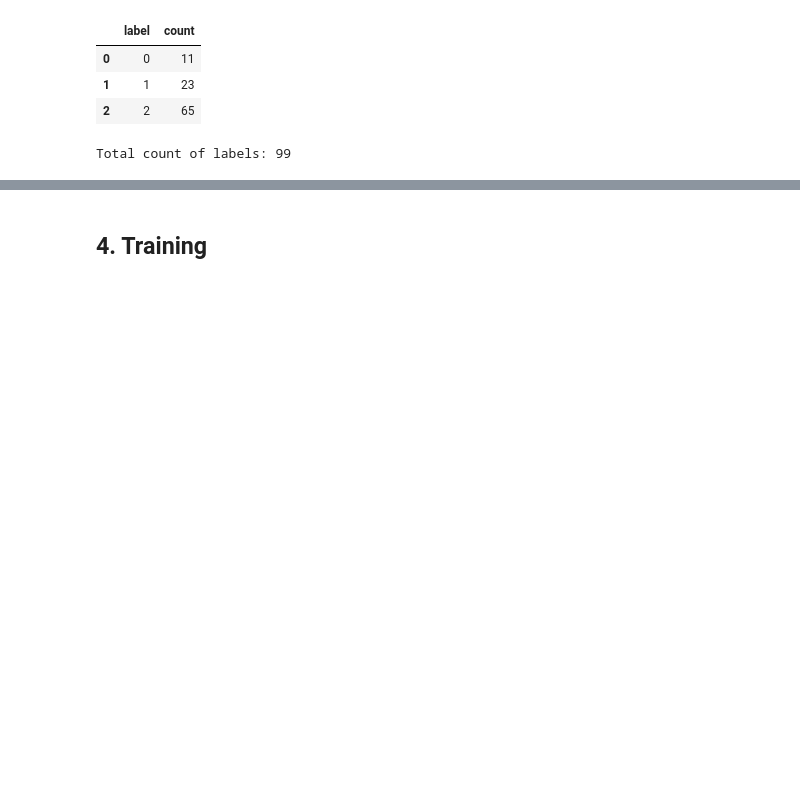
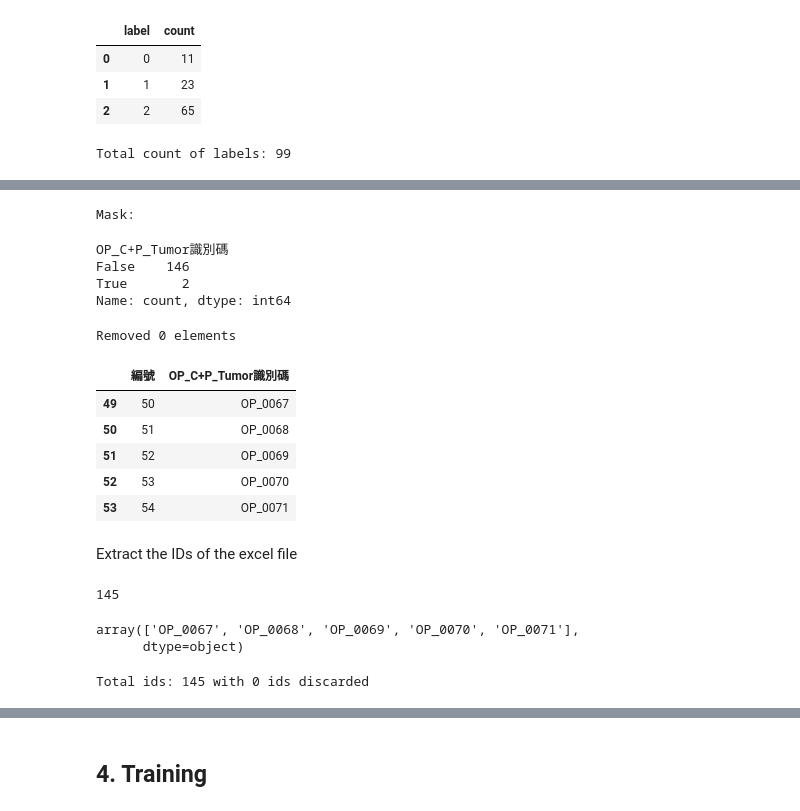
Before and after one commit to McSonk/2024-img-challenge, a Jupyter notebook: 2024training_medical_image.ipynb, the cells around one changed output, grey strips where cells are left out. Saved outputs shown, nothing was run; the diff lists cells and outputs as text; code cells hidden in the pictures; blank space fills up the shorter version.

```diff
--- a/2024training_medical_image.ipynb
+++ b/2024training_medical_image.ipynb
@@ -263,0 +304,9 @@ Total count of labels: 145
+# %%
+original = len(op_df)
+# Remove cases without diagnosis
+op_df = op_df.dropna(subset=['BCLC'])
+# Remove cases with unknown and D diagnoses
+op_df = op_df[op_df['BCLC'] != 'Pending']
+op_df = op_df[op_df['BCLC'] != 'D']
+
+print('Removed %d cases' % (original - len(op_df)))
@@ -263,0 +322,49 @@ Total count of labels: 145
+# %%
+# Remove some rows
+# idk why
+condition = op_df['OP_C+P_Tumor識別碼'].str.contains('OP_0117|OP_0277|OP_0003')
+
+print('Mask:')
+condition.value_counts()
+# %% [output]
+Mask:
+OP_C+P_Tumor識別碼
+False    146
+True       2
+Name: count, dtype: int64
+# %%
+original = len(op_df)
+
+op_df = op_df[~condition]
+op_df = op_df[op_df['OP_C+P_Tumor識別碼'] != 'OP_0093']
+
+print("Removed %d elements" % (original - len(op_df)))
+# %% [output]
+Removed 0 elements
+# %%
+op_df[['編號', 'OP_C+P_Tumor識別碼']].head()
+# %% [output]
+|  | 編號 | OP_C+P_Tumor識別碼 |
+| 49 | 50 | OP_0067 |
+| 50 | 51 | OP_0068 |
+| 51 | 52 | OP_0069 |
+| 52 | 53 | OP_0070 |
+| 53 | 54 | OP_0071 |
+# %% [markdown]
+Extract the IDs of the excel file
+# %%
+ids = np.array(op_df['OP_C+P_Tumor識別碼'])
+
+print(len(ids))
+ids[:5]
+# %% [output]
+145
+array(['OP_0067', 'OP_0068', 'OP_0069', 'OP_0070', 'OP_0071'],
+      dtype=object)
+# %%
+pattern = re.compile(r'OP_(\d+)')
+ids = [re.search(pattern, s).group(0) if re.search(pattern, s) else None for s in ids]
+
+print(f'Total ids: {len(ids)} with {ids.count(None)} ids discarded')
+# %% [output]
+Total ids: 145 with 0 ids discarded
```
Also changed, not shown: parts of 54 cells of this notebook.
